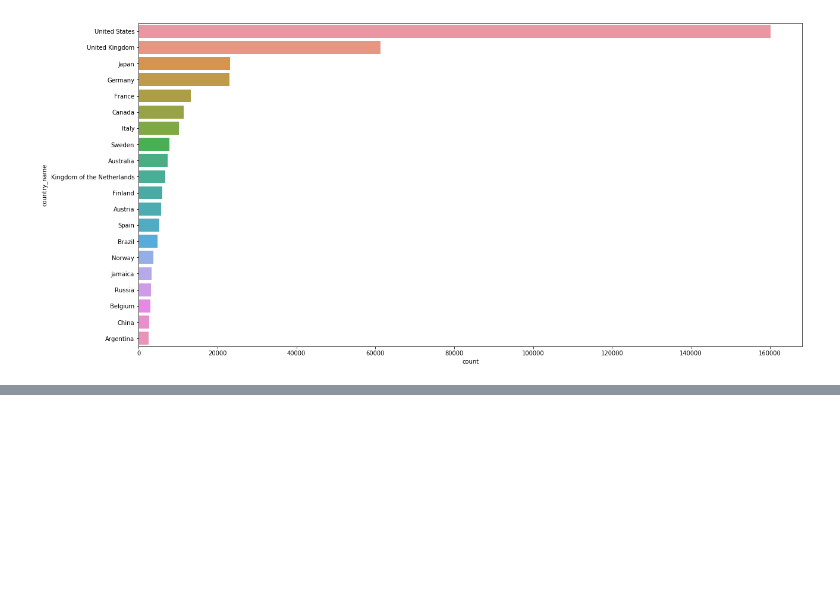
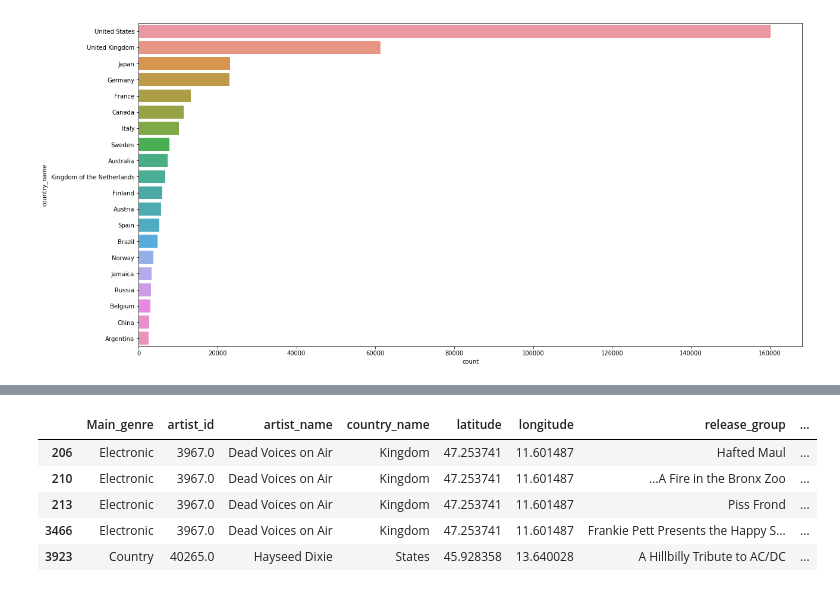
Before and after one commit to AInhoa84/Music_genre_visual_evolution, a Jupyter notebook: Data_analysis.ipynb, the cells around one changed output, grey strips where cells are left out. Drawn from its saved outputs; the diff is of its cells as text; code cells hidden in the pictures; blank space fills up the shorter version.

```diff
--- a/Data_analysis.ipynb
+++ b/Data_analysis.ipynb
@@ -107,0 +232,5 @@ We still have enough data from the rest of the countries to populate our visuali
+# %%
+#We import the areas file:
+areas = pd.read_csv('Data_in/Musicbrainz/area.txt',sep='\t', header=None, engine='python', usecols=[0,2,3])
+areas.columns = ['area_id','area_name','code_type']
+areas.head()
@@ -107,0 +244,4 @@ We still have enough data from the rest of the countries to populate our visuali
+# %%
+#As we know, the countries have code type equal to 1 so:
+countries = areas[areas['code_type'] == 1]
+countries.head()
@@ -107,0 +255,14 @@ We still have enough data from the rest of the countries to populate our visuali
+# %%
+#We create a list of countries:
+countries_list = countries.area_name.values.tolist()
+# %%
+#We check whose country_names are not in that list:
+incorrect_countries = df[~df['country_name'].isin(countries_list)]
+incorrect_countries.head()
+# %% [output]
+|  | Main_genre | artist_id | artist_name | country_name | latitude | longitude | release_group | ... |
+| 206 | Electronic | 3967.0 | Dead Voices on Air | Kingdom | 47.253741 | 11.601487 | Hafted Maul | ... |
+| 210 | Electronic | 3967.0 | Dead Voices on Air | Kingdom | 47.253741 | 11.601487 | ...A Fire in the Bronx Zoo | ... |
+| 213 | Electronic | 3967.0 | Dead Voices on Air | Kingdom | 47.253741 | 11.601487 | Piss Frond | ... |
+| 3466 | Electronic | 3967.0 | Dead Voices on Air | Kingdom | 47.253741 | 11.601487 | Frankie Pett Presents the Happy S... | ... |
+| 3923 | Country | 40265.0 | Hayseed Dixie | States | 45.928358 | 13.640028 | A Hillbilly Tribute to AC/DC | ... |
```
Also changed, not shown: parts of 39 cells of this notebook.
